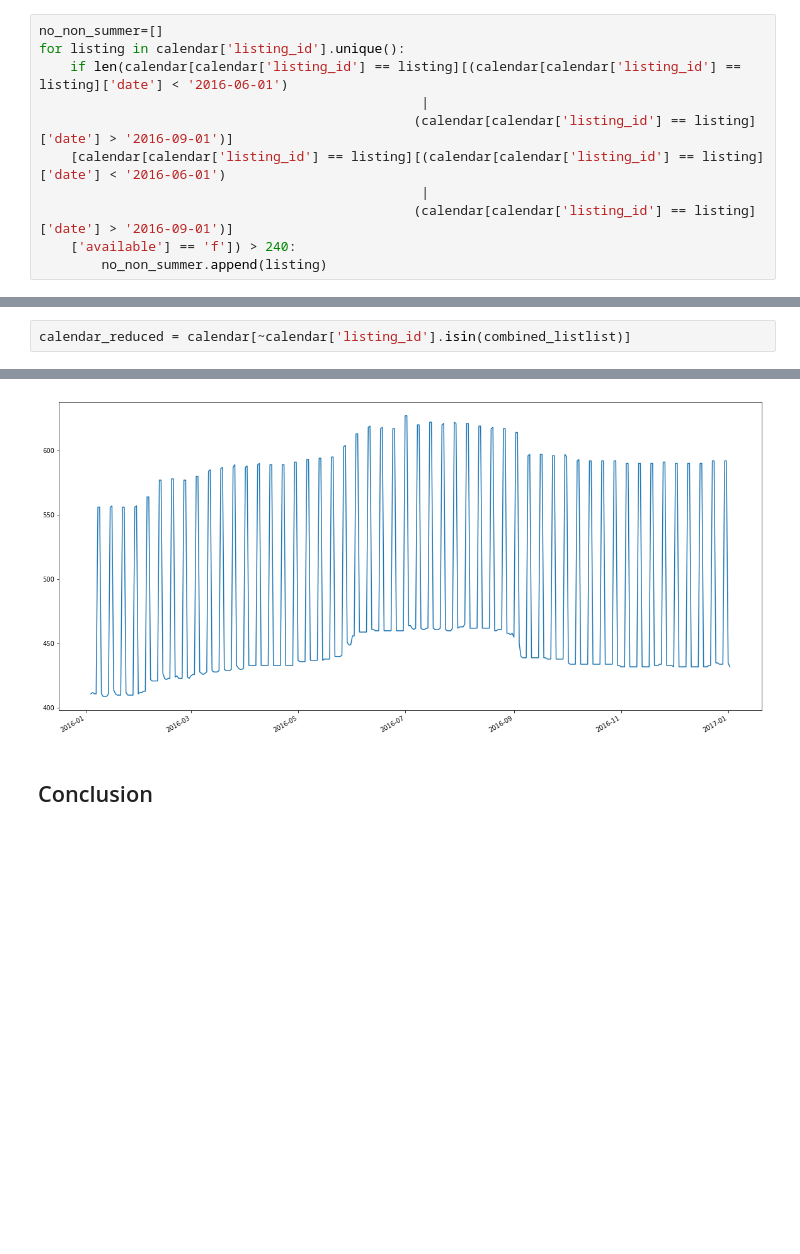
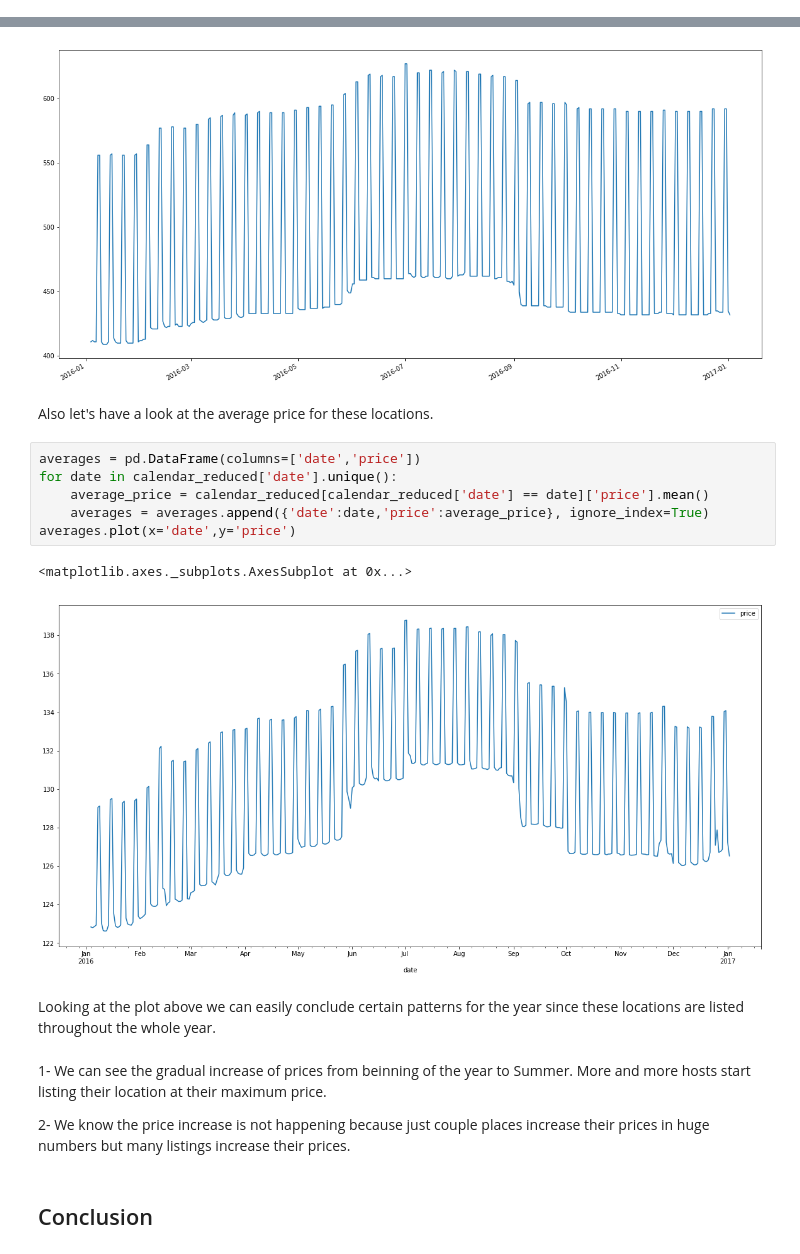
Before and after one commit to onurkapucu/CRISP-DM, a Jupyter notebook: Seattle CRISP DM.ipynb, the cells around one changed output, grey strips where cells are left out. Saved outputs shown, nothing was run; the diff lists cells and outputs as text; blank space fills up the shorter version.

```diff
--- a/Seattle CRISP DM.ipynb
+++ b/Seattle CRISP DM.ipynb
@@ -150,14 +176,3 @@ Following code counts the number of availabilities during the rest of the year f
-# %%
-no_non_summer=[]
-for listing in calendar['listing_id'].unique():
-    if len(calendar[calendar['listing_id'] == listing][(calendar[calendar['listing_id'] == listing]['date'] < '2016-06-01')
-                                                 |
-                                                (calendar[calendar['listing_id'] == listing]['date'] > '2016-09-01')]
-    [calendar[calendar['listing_id'] == listing][(calendar[calendar['listing_id'] == listing]['date'] < '2016-06-01')
-                                                 |
-                                                (calendar[calendar['listing_id'] == listing]['date'] > '2016-09-01')]
-    ['available'] == 'f']) > 240:
-        no_non_summer.append(listing)
 # %%
 all_year=[]
 for listing in calendar['listing_id'].unique():
@@ -171,5 +184,3 @@ combined_list = no_summer + no_non_summer
-# %%
-calendar_reduced = calendar[~calendar['listing_id'].isin(combined_listlist)]
 # %% [markdown]
 We have obtained a new dataframe with reduced listings. Let's run the first analysis on this dataframe to see the results.
 # %%
@@ -187,5 +215,22 @@ dates_counts.plot()
 # %% [output]
 <matplotlib.axes._subplots.AxesSubplot at 0x...>
 [figure]
+# %% [markdown]
+Also let's have a look at the average price for these locations.
+# %%
+averages = pd.DataFrame(columns=['date','price'])
+for date in calendar_reduced['date'].unique():
+    average_price = calendar_reduced[calendar_reduced['date'] == date]['price'].mean()
+    averages = averages.append({'date':date,'price':average_price}, ignore_index=True)
+averages.plot(x='date',y='price')
+# %% [output]
+<matplotlib.axes._subplots.AxesSubplot at 0x...>
+[figure, added]
+# %% [markdown]
+Looking at the plot above we can easily conclude certain patterns for the year since these locations are listed throughout the whole year.
+# %% [markdown]
+1- We can see the gradual increase of prices from beinning of the year to Summer. More and more hosts start listing their location at their maximum price.
+
+2- We know the price increase is not happening because just couple places increase their prices in huge numbers but many listings increase their prices.
 # %% [markdown]
 ## Conclusion
```
Also changed, not shown: parts of 24 cells of this notebook.
